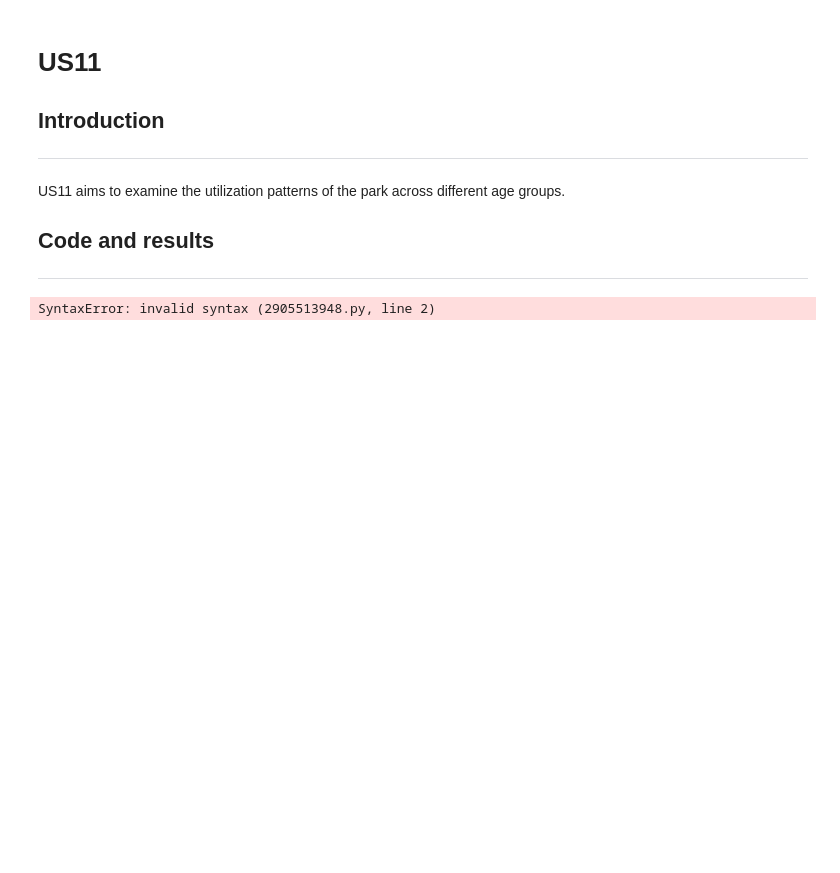
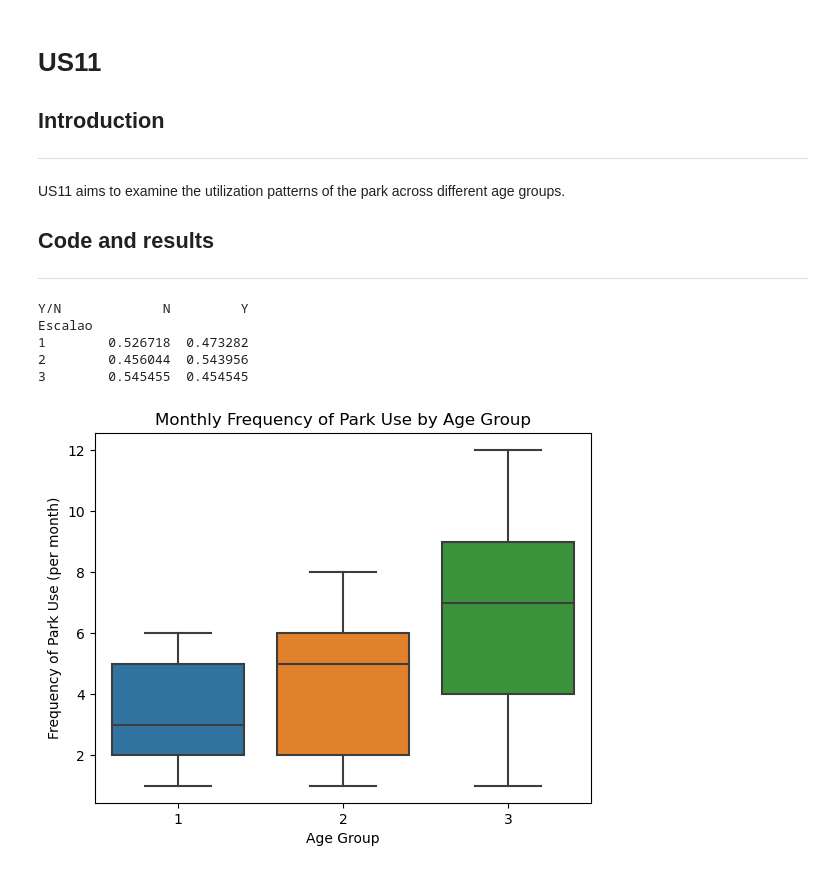
Before and after one commit to rpedros02/lei-24-s2-1DL-g08, a Jupyter notebook: src/MATCP/script.ipynb, the cells around one changed output. Cells and saved outputs as stored; diff of their text form; code cells hidden in the pictures; blank space fills up the shorter version.

```diff
--- a/src/MATCP/script.ipynb
+++ b/src/MATCP/script.ipynb
@@ -49,42 +51,28 @@ US11 aims to examine the utilization patterns of the park across different age g
 # %%
 import pandas as pd
 import matplotlib.pyplot as plt
 import seaborn as sns
+import warnings
+warnings.filterwarnings('ignore', category=FutureWarning, module='seaborn.categorical')
 
 data = pd.read_csv("Inquiry.csv", delimiter=";")
 
 data['Escalao'] = data['Escalao'].astype('category')
 data['Y/N'] = data['Y/N'].astype('category')
 
-recommendation_proportion = data.groupby('Escalao')['Y/N'].value_counts(normalize=True).unstack()
+recommendation_proportion = data.groupby('Escalao', observed=False)['Y/N'].value_counts(normalize=True).unstack()
+
 print(recommendation_proportion)
 
 sns.boxplot(x='Escalao', y='Visits', data=data)
 plt.title('Monthly Frequency of Park Use by Age Group')
 plt.xlabel('Age Group')
 plt.ylabel('Frequency of Park Use (per month)')
 plt.show()
+# %% [output]
+Y/N             N         Y
+Escalao
+1        0.526718  0.473282
+2        0.456044  0.543956
+3        0.545455  0.454545
+[figure, added]
-# %%
-# Analysis and Interpretation of the Results
----
-### Recommendation Proportion
-
-The data on recommendation proportion offers insights into the likelihood of different age groups accepting recommendations. It enables a direct comparison between the proportions of 'Yes' and 'No' responses within each age group.
-
-For example, a higher proportion of 'Yes' responses in a specific age group suggests a greater inclination towards accepting recommendations.
-
-Upon examination, we note that Age Group 2 exhibits a higher proportion of 'No' responses, indicating a lower propensity to accept recommendations compared to 'Yes' responses. Conversely, Age Group 3 demonstrates a slightly higher proportion of 'Yes' responses, suggesting a higher likelihood of accepting recommendations within that demographic. This indicates that both the youngest and oldest segments of the population are more inclined to recommend the park.
-
-The recommendation proportion for each group is calculated using the following formula:
-$$p = \frac{x}{n}$$
-Where:
-$$ p\text{ represents proportion} $$
-$$ x\text{ represents the number of favorable outcomes}$$
-$$ n\text{ represents the total number of outcomes.}$$
-
-### Box Plot
-The box plot extracted from the dataset provides a concise visual summary of park usage patterns across different age groups. It effectively illustrates the central tendencies, offering insights into the typical monthly frequency of park visits for each demographic category. Variations in the box plot indicate disparities in park usage behavior among various age groups.
-
-For instance, if a particular age group, such as '3', displays a higher central tendency (indicated by the line within the box), it suggests more frequent park visitation compared to other groups.
-# %% [output]
-SyntaxError: invalid syntax (2905513948.py, line 2)
```
Also changed, not shown: parts of 8 cells of this notebook, 6 other files.
